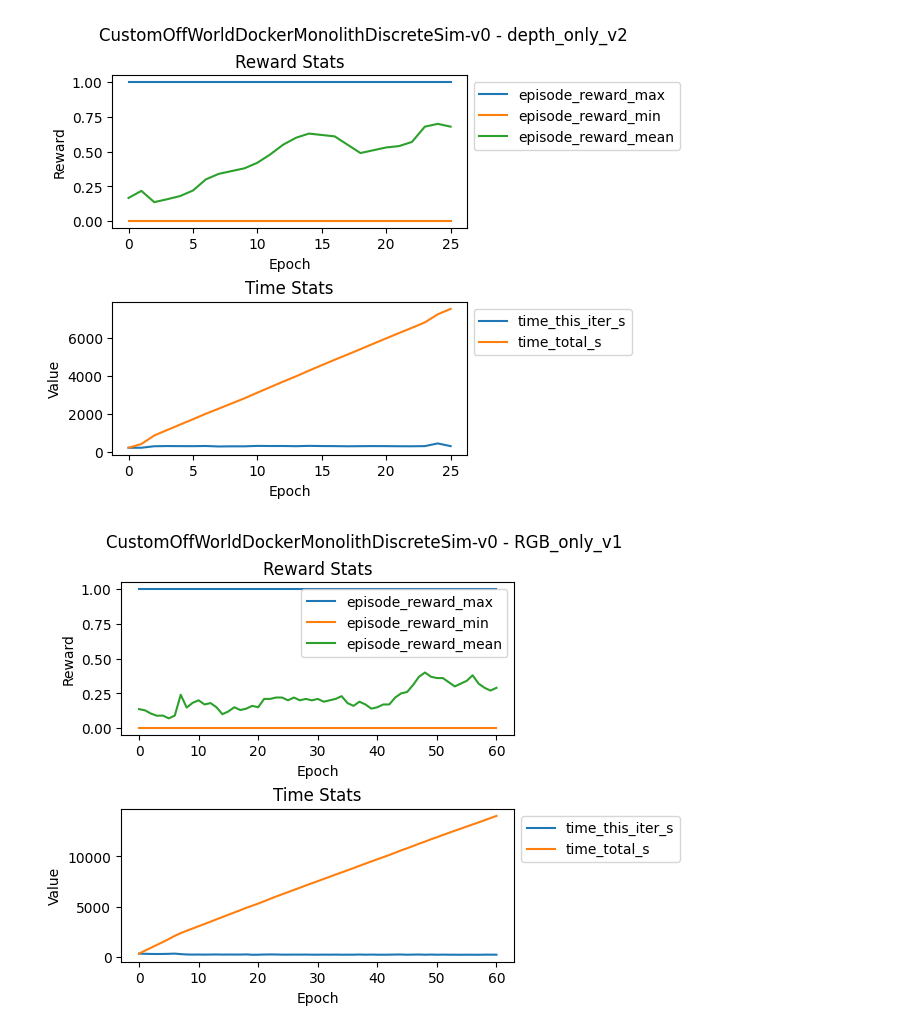
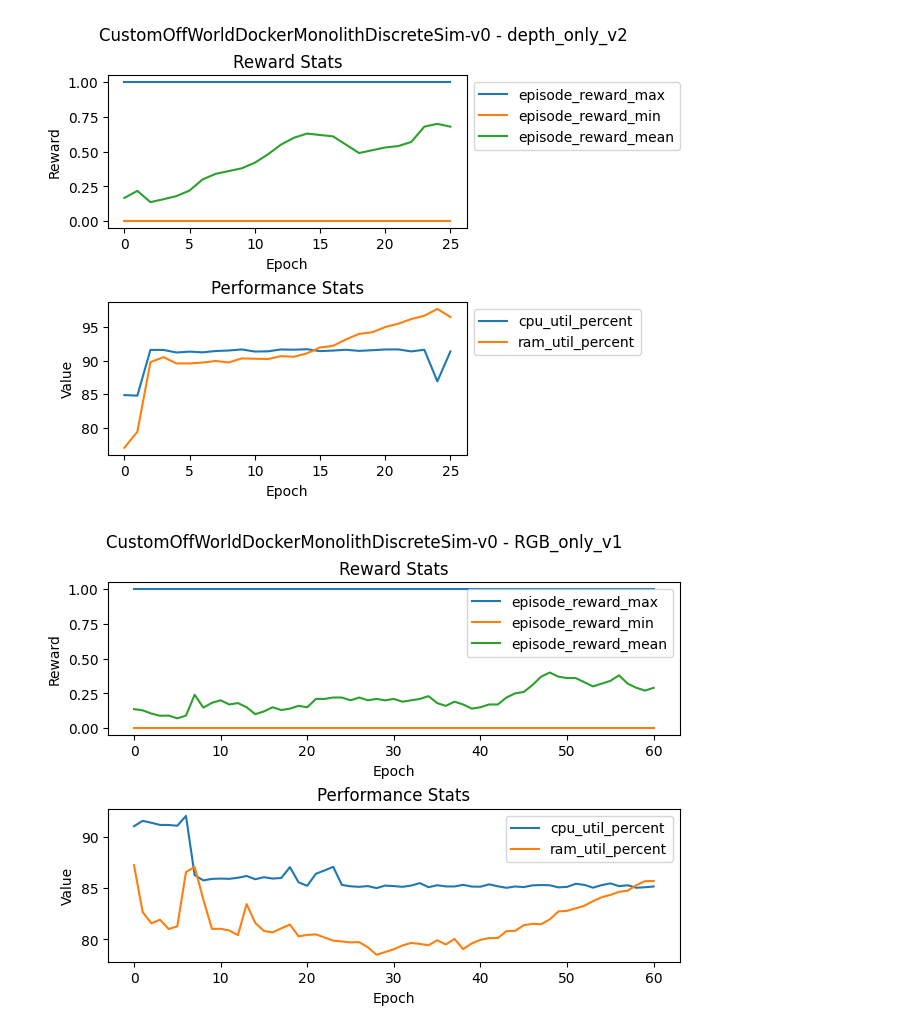
Before and after one commit to Samworth27/DRL-Workshop, a Jupyter notebook: week4/read-results.ipynb, the cells around one changed output. Drawn from its saved outputs; the diff is of its cells as text; code cells hidden in the pictures.

Commit message:
updated results

```diff
--- a/week4/read-results.ipynb
+++ b/week4/read-results.ipynb
@@ -30,7 +30,10 @@ def plotResults(env, version, stats=[]):
   ]
   TIME_KEYS = [
     "time_this_iter_s",
-    "time_total_s",
+  ]
+  PERF_KEYS = [
+    "cpu_util_percent",
+    "ram_util_percent"
   ]
 
   history = []
@@ -42,6 +45,7 @@ def plotResults(env, version, stats=[]):
 
     sampler = epoch['sampler_results']
     learner = epoch['info']['learner']['default_policy']['learner_stats']
+    perf = epoch['perf']
 
     if 'REWARD' in stats:
       for key in SAMPLER_KEYS:
@@ -52,6 +56,9 @@ def plotResults(env, version, stats=[]):
     if 'TIME' in stats:
       for key in TIME_KEYS:
         epoch_data[key] = epoch[key]
+    if 'PERF' in stats:
+      for key in PERF_KEYS:
+        epoch_data[key] = perf[key]
 
     history.append(epoch_data)
 
@@ -81,13 +88,19 @@ def plotResults(env, version, stats=[]):
     axs[1].legend(bbox_to_anchor=(1,1))
     axs[1].set(xlabel="Epoch", ylabel="Value", title="Time Stats")
 
+  if 'PERF' in stats:
+    for key in PERF_KEYS:
+      axs[1].plot(getAllFromDict(key, history), label=key)
+    axs[1].legend(bbox_to_anchor=(1,1))
+    axs[1].set(xlabel="Epoch", ylabel="Value", title="Performance Stats")
+
   fig.suptitle(f'{env} - {version}')
   plt.show()
 # %%
 ENV = 'CustomOffWorldDockerMonolithDiscreteSim-v0'
 VERSIONS = ['depth_only_v2','RGB_only_v1', 'rgbd_v1']
 for version in VERSIONS:
-    plotResults(ENV, version,['REWARD',])
+    plotResults(ENV, version,['REWARD','PERF'])
 # %% [output]
-[figure, old version]
+[figure, new version]
-[figure, old version]
+[figure, new version]
```
Also changed, not shown: parts of 1 cell of this notebook.
